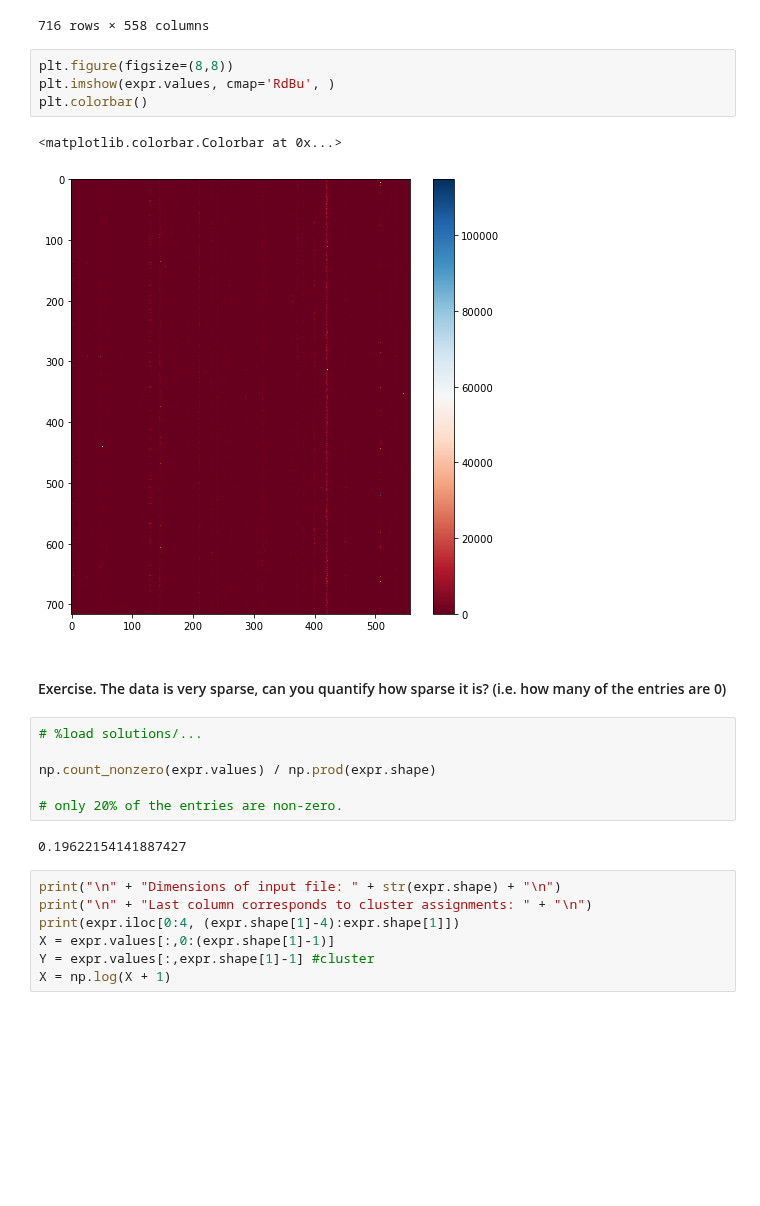
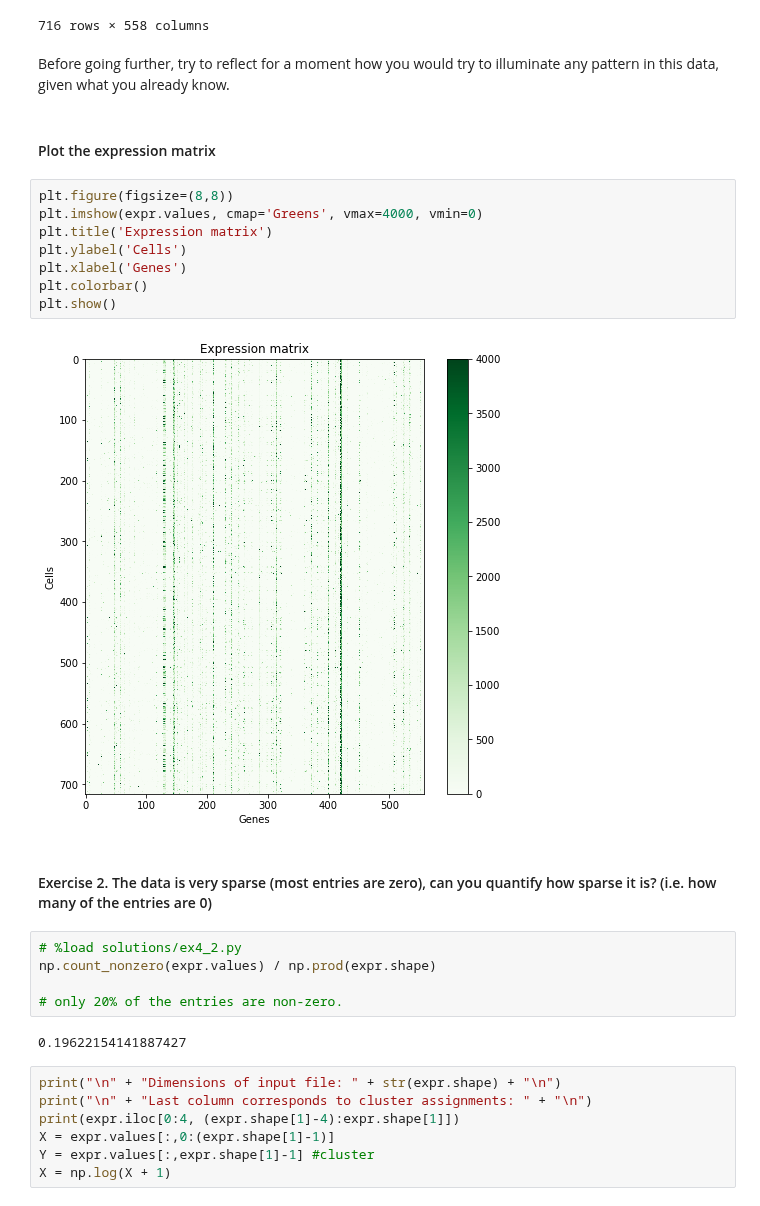
Before and after one commit to oercompbiomed/CBM101, a Jupyter notebook: F_Machine_learning/2_Unsupervised-Learning/4_Subtyping_breast_cancer_from_gene_expression.ipynb, the cells around one changed output. Saved outputs shown, nothing was run; the diff lists cells and outputs as text; blank space fills up the shorter version.

Commit message:
added umap, exercises and explanations

```diff
--- a/F_Machine_learning/2_Unsupervised-Learning/4_Subtyping_breast_cancer_from_gene_expression.ipynb
+++ b/F_Machine_learning/2_Unsupervised-Learning/4_Subtyping_breast_cancer_from_gene_expression.ipynb
@@ -98,18 +101,24 @@ expr
 | SS2_15_0049_P23 | 0.000000 | 0.0 | 0.000000 | 0.0 | 2411.205731 | 0.0 | ... |
 | SS2_15_0049_P22 | 0.000000 | 0.0 | 0.000000 | 0.0 | 122.011558 | 0.0 | ... |
 716 rows × 558 columns
+# %% [markdown]
+Before going further, try to reflect for a moment how you would try to illuminate any pattern in this data, given what you already know.
+# %% [markdown]
+#### Plot the expression matrix
 # %%
 plt.figure(figsize=(8,8))
-plt.imshow(expr.values, cmap='RdBu', )
+plt.imshow(expr.values, cmap='Greens', vmax=4000, vmin=0)
+plt.title('Expression matrix')
+plt.ylabel('Cells')
+plt.xlabel('Genes')
 plt.colorbar()
+plt.show()
 # %% [output]
-<matplotlib.colorbar.Colorbar at 0x...>
-[figure, old version]
+[figure, new version]
 # %% [markdown]
-#### Exercise. The data is very sparse, can you quantify how sparse it is? (i.e. how many of the entries are 0)
+#### Exercise 2. The data is very sparse (most entries are zero), can you quantify how sparse it is? (i.e. how many of the entries are 0)
 # %%
-# %load solutions/...
-
+# %load solutions/ex4_2.py
 np.count_nonzero(expr.values) / np.prod(expr.shape)
 
 # only 20% of the entries are non-zero.
```
Also changed, not shown: parts of 30 cells of this notebook.
